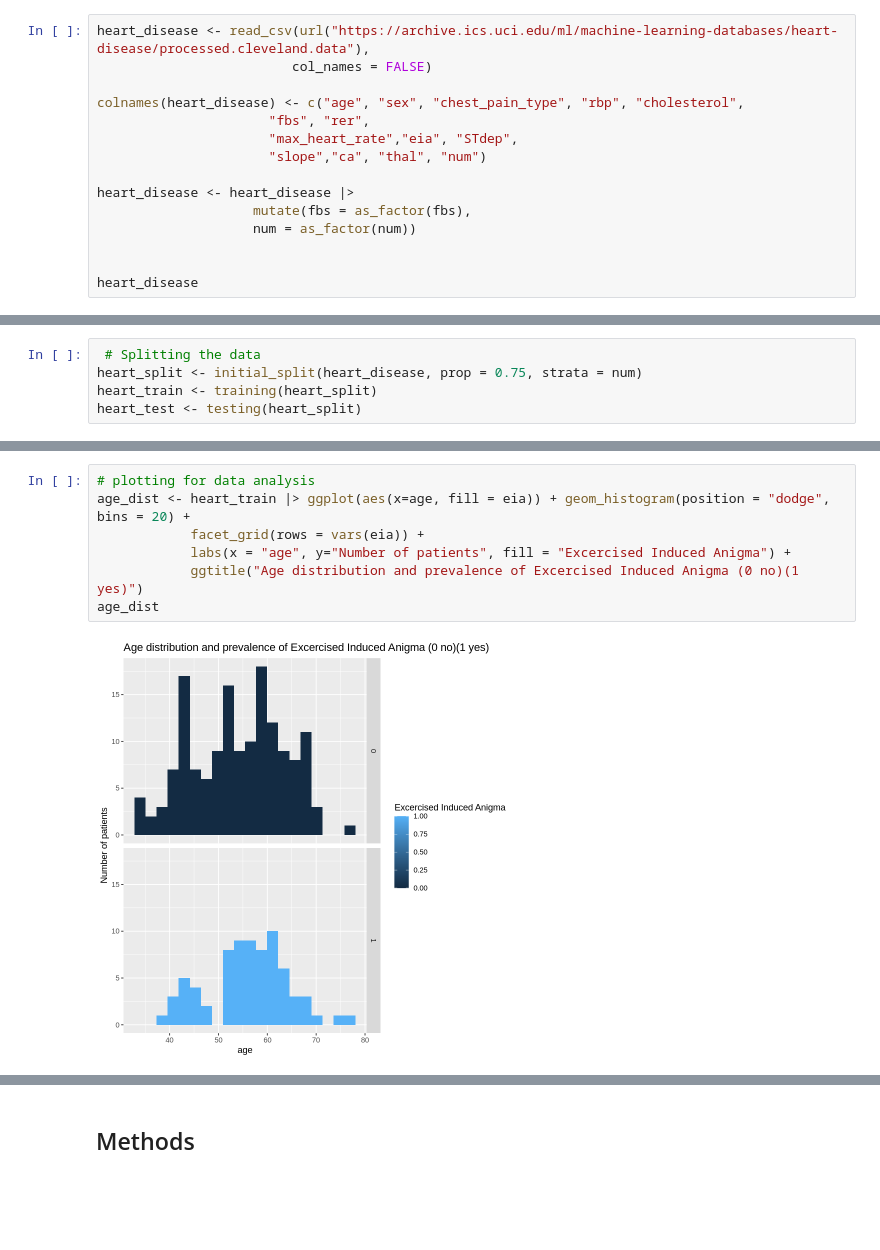
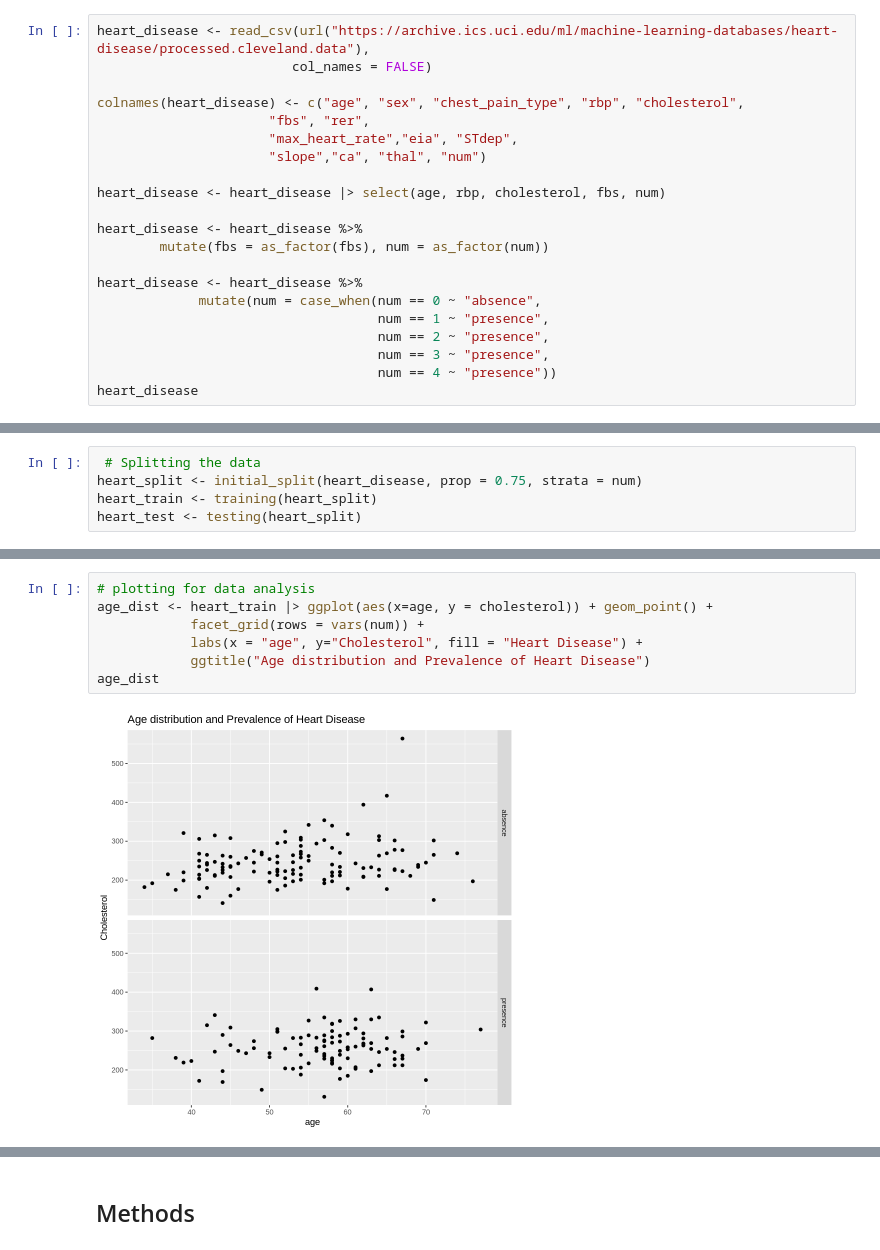
Before and after one commit to mariimako/DSCIPROJECT, a Jupyter notebook: projectproposal.ipynb, the cells around one changed output, grey strips where cells are left out. Saved outputs shown, nothing was run; the diff lists cells and outputs as text; blank space fills up the shorter version.

Commit message:
added graph and clean data

```diff
--- a/projectproposal.ipynb
+++ b/projectproposal.ipynb
@@ -43,11 +38,17 @@ colnames(heart_disease) <- c("age", "sex", "chest_pain_type", "rbp", "cholestero
                       "max_heart_rate","eia", "STdep",
                       "slope","ca", "thal", "num")
 
-heart_disease <- heart_disease |>
-                    mutate(fbs = as_factor(fbs),
-                    num = as_factor(num))
+heart_disease <- heart_disease |> select(age, rbp, cholesterol, fbs, num)
 
+heart_disease <- heart_disease %>%
+        mutate(fbs = as_factor(fbs), num = as_factor(num))
 
+heart_disease <- heart_disease %>%
+             mutate(num = case_when(num == 0 ~ "absence",
+                                    num == 1 ~ "presence",
+                                    num == 2 ~ "presence",
+                                    num == 3 ~ "presence",
+                                    num == 4 ~ "presence"))
 heart_disease
 # %% [output]
 Rows: 303 Columns: 14
@@ -100,9 +102,9 @@ A tibble: 1 × 3
 # %%
 # plotting for data analysis
-age_dist <- heart_train |> ggplot(aes(x=age, fill = eia)) + geom_histogram(position = "dodge", bins = 20) +
-            facet_grid(rows = vars(eia)) +
-            labs(x = "age", y="Number of patients", fill = "Excercised Induced Anigma") +
-            ggtitle("Age distribution and prevalence of Excercised Induced Anigma (0 no)(1 yes)")
+age_dist <- heart_train |> ggplot(aes(x=age, y = cholesterol)) + geom_point() +
+            facet_grid(rows = vars(num)) +
+            labs(x = "age", y="Cholesterol", fill = "Heart Disease") +
+            ggtitle("Age distribution and Prevalence of Heart Disease")
 age_dist
 # %% [output]
-[figure, old version]
+[figure, new version]
```
Also changed, not shown: parts of 4 cells of this notebook.
